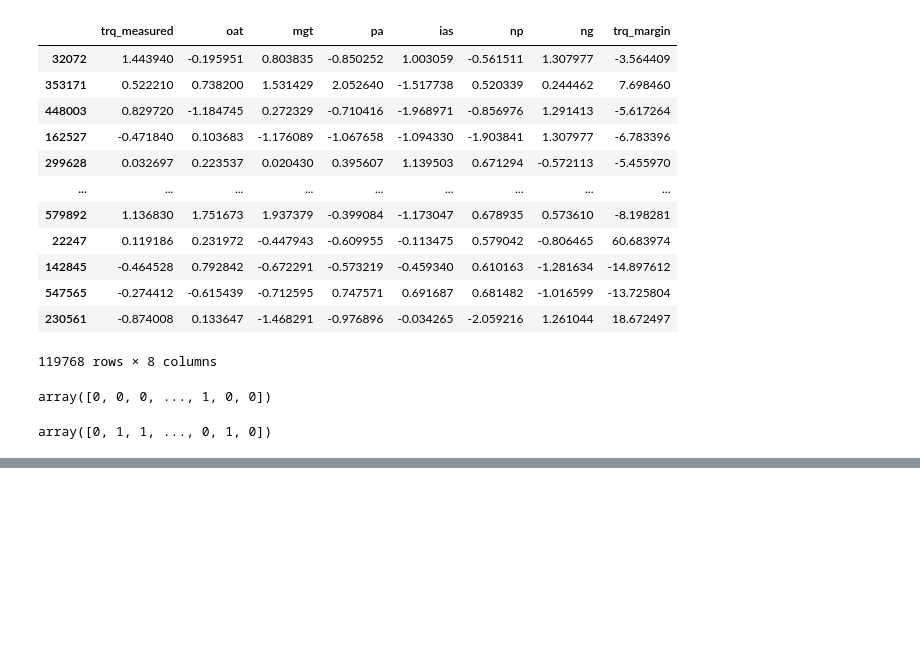
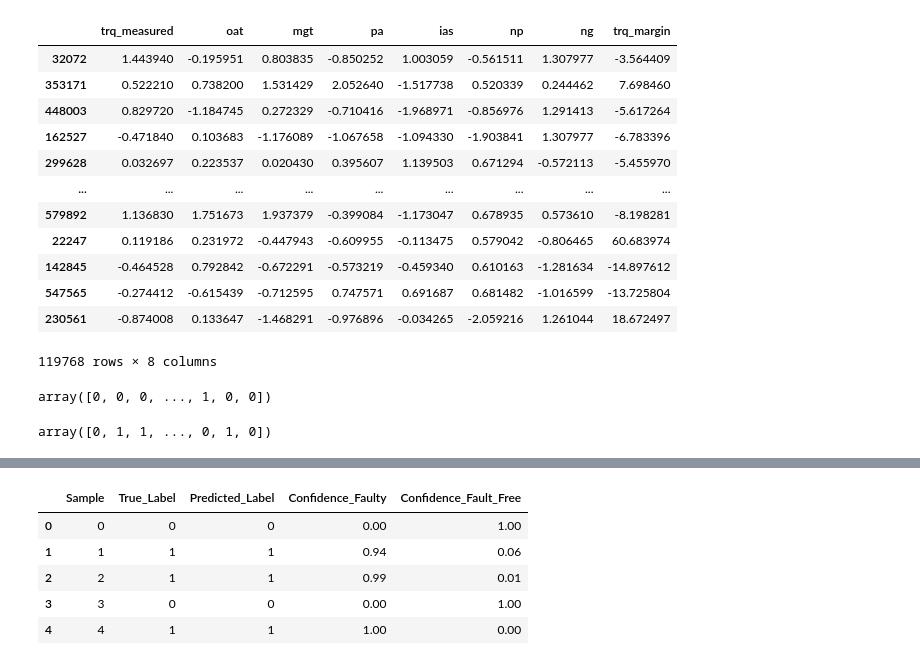
Before and after one commit to lucabellantee/FlyGuard, a Jupyter notebook: classificatore.ipynb, the cells around one changed output, grey strips where cells are left out. Cells and saved outputs as stored; diff of their text form; code cells hidden in the pictures; blank space fills up the shorter version.

```diff
--- a/classificatore.ipynb
+++ b/classificatore.ipynb
@@ -159,0 +206,9 @@ Gradient Boosting - CV Accuracy: 0.9609 ± 0.0006
+# %%
+confidence_df.head()
+# %% [output]
+|  | Sample | True_Label | Predicted_Label | Confidence_Faulty | Confidence_Fault_Free |
+| 0 | 0 | 0 | 0 | 0.00 | 1.00 |
+| 1 | 1 | 1 | 1 | 0.94 | 0.06 |
+| 2 | 2 | 1 | 1 | 0.99 | 0.01 |
+| 3 | 3 | 0 | 0 | 0.00 | 1.00 |
+| 4 | 4 | 1 | 1 | 1.00 | 0.00 |
```
Also changed, not shown: parts of 4 cells of this notebook.
